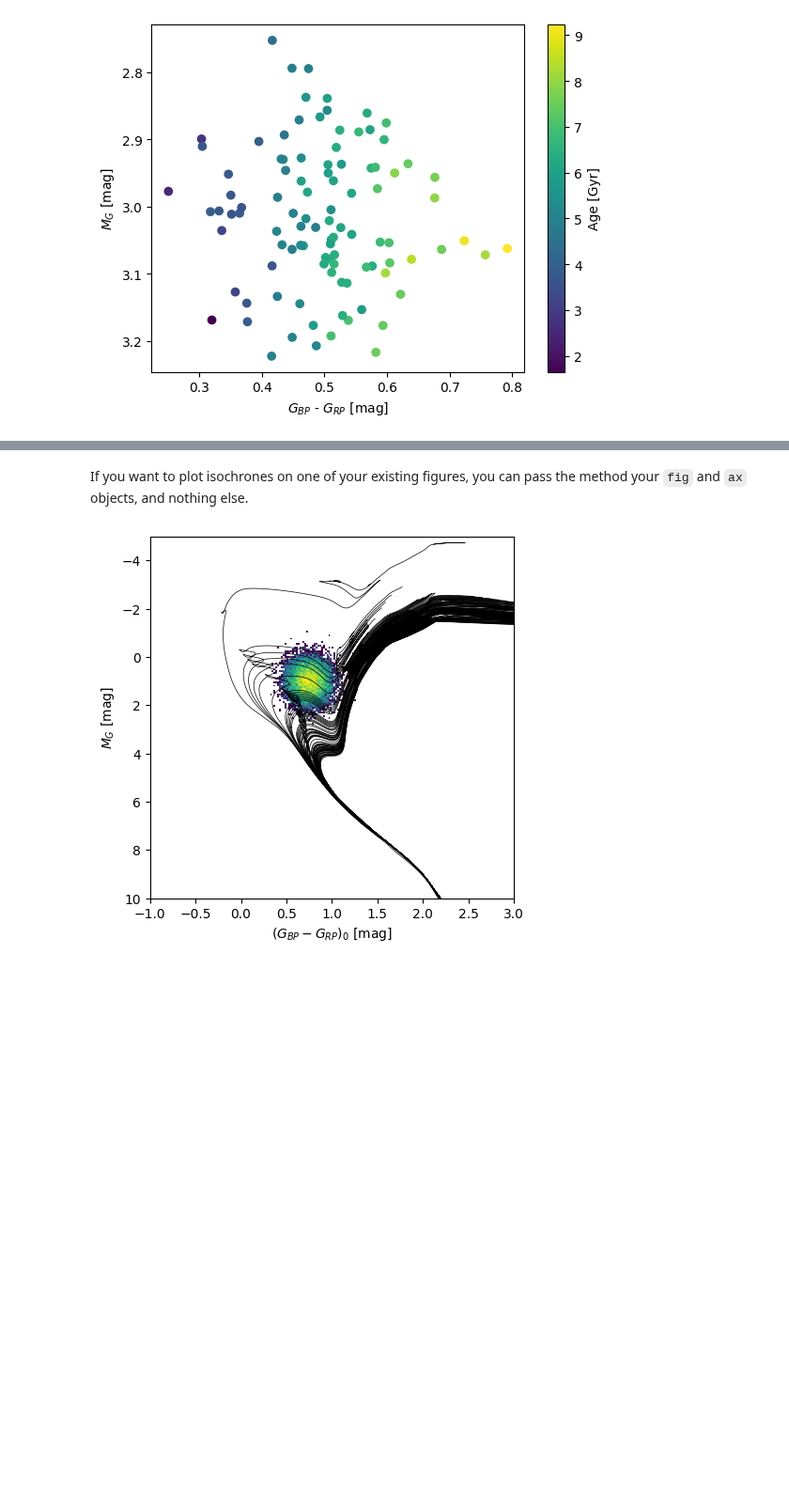
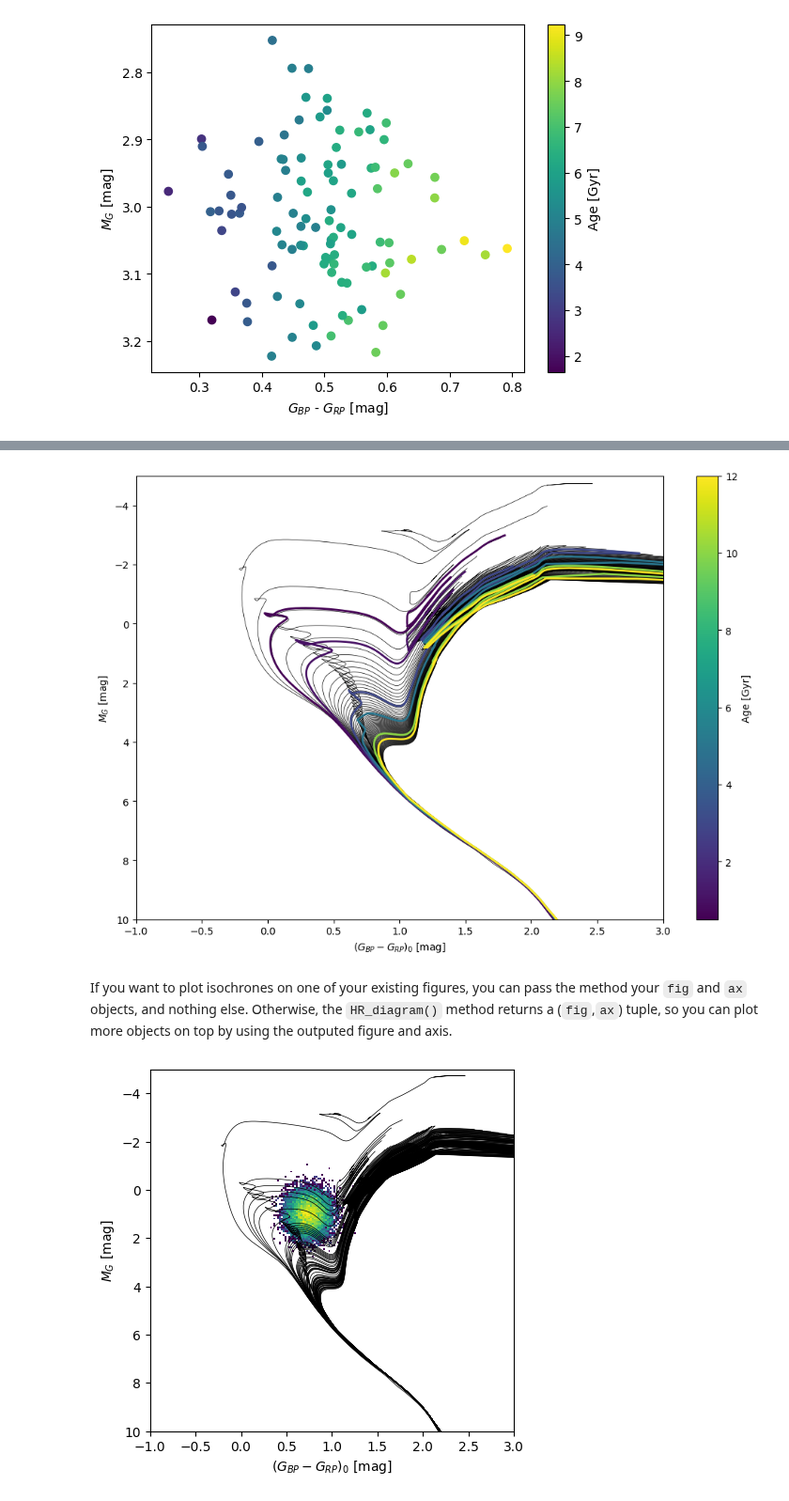
Before and after one commit to star-age/NEST-docs, a Jupyter notebook: _sources/tutorial.ipynb, the cells around one changed output, grey strips where cells are left out. Shown at 94% size. Saved outputs shown, nothing was run; the diff lists cells and outputs as text; code cells hidden in the pictures; blank space fills up the shorter version.

Commit message:
added interpolated isochrones

```diff
--- a/_sources/tutorial.ipynb
+++ b/_sources/tutorial.ipynb
@@ -292,5 +281,10 @@ age_model.HR_diagram(met,mag,col)
+# %%
+age_model = NEST.BaSTIModel()
+fig,ax = age_model.HR_diagram(plot_isochrone=[0.5,1,3,5,10,12])
+# %% [output]
+[figure, added]
 # %% [markdown]
-If you want to plot isochrones on one of your existing figures, you can pass the method your `fig` and `ax` objects, and nothing else.
+If you want to plot isochrones on one of your existing figures, you can pass the method your `fig` and `ax` objects, and nothing else. Otherwise, the `HR_diagram()` method returns a (`fig`,`ax`) tuple, so you can plot more objects on top by using the outputed figure and axis.
 # %%
 from matplotlib.colors import LogNorm
 
```
Also changed, not shown: parts of 3 cells of this notebook, 9 other files.
